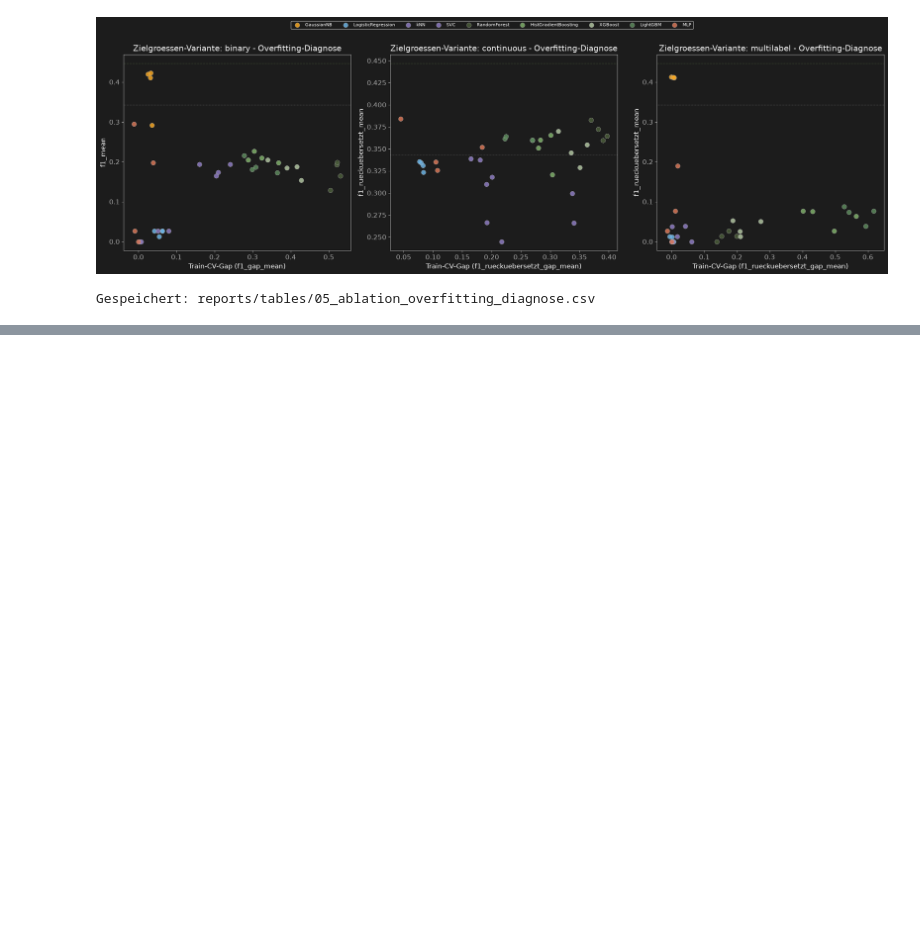
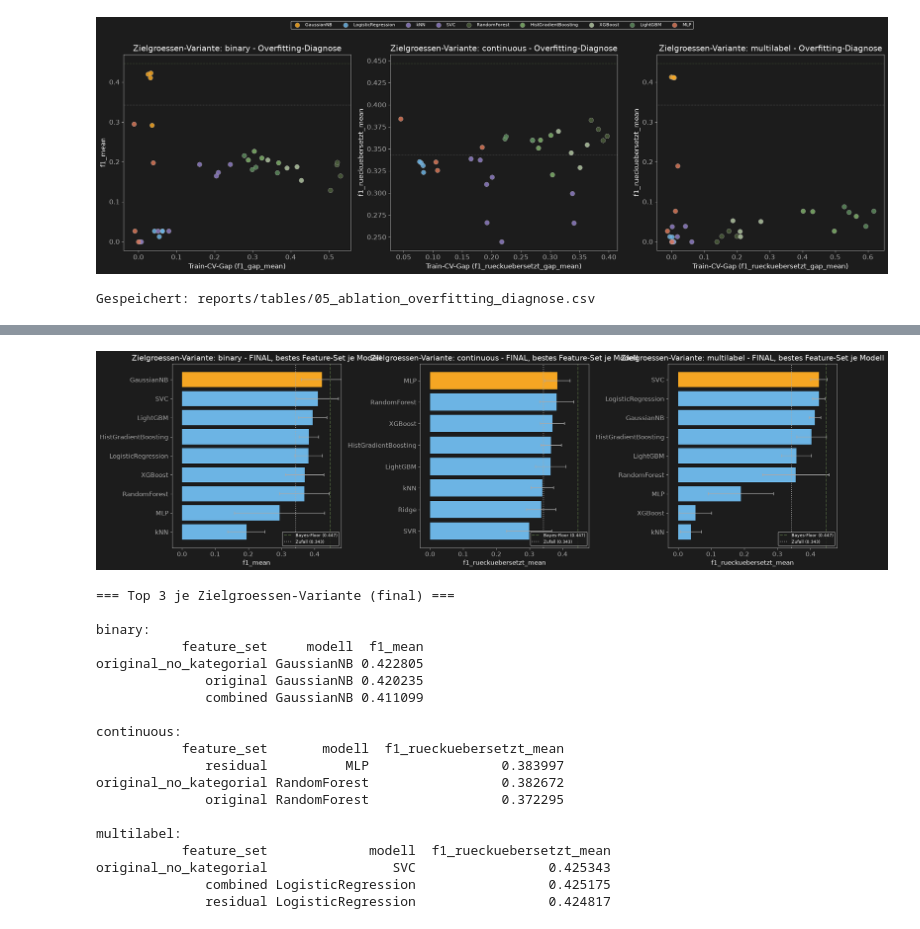
Before and after one commit to AwaTekoete/_MyExtrusionML_Synthetisch, a Jupyter notebook: notebooks/05_modeling_model_a.ipynb, the cells around one changed output, grey strips where cells are left out. Saved outputs shown, nothing was run; the diff lists cells and outputs as text; code cells hidden in the pictures; blank space fills up the shorter version.

Commit message:
feat: Grafik 2 final - feature-set effect remains small after calibration, model choice dominates

```diff
--- a/notebooks/05_modeling_model_a.ipynb
+++ b/notebooks/05_modeling_model_a.ipynb
@@ -793,0 +1078,56 @@ Gespeichert: reports/tables/05_ablation_overfitting_diagnose.csv
+# %%
+# =============================================================================
+# Zelle 22 – Grafik 1 (FINAL): F1-Vergleich nach Sane-Default-Kalibrierung
+# =============================================================================
+fig, axes = plt.subplots(1, 3, figsize=(20, 6))
+
+for ax, (tv, metric_col) in zip(axes, primary_metric.items()):
+    std_col = primary_std[tv]
+    sub = ergebnisse_final_df[ergebnisse_final_df["zielgroesse"] == tv]
+    bestes_je_modell = sub.loc[sub.groupby("modell")[metric_col].idxmax()].sort_values(metric_col, ascending=True)
+
+    farben = [COLOR_GOLD if m == bestes_je_modell[metric_col].idxmax() else COLOR_BLUE for m in bestes_je_modell.index]
+    ax.barh(bestes_je_modell["modell"], bestes_je_modell[metric_col],
+            xerr=bestes_je_modell[std_col], color=farben,
+            error_kw=dict(ecolor=COLOR_TEXT_MUTED, capsize=3, capthick=1.2, elinewidth=1.2))
+    ax.axvline(BAYES_FLOOR, color=COLOR_GREEN, linestyle="--", linewidth=1.5, label=f"Bayes-Floor ({BAYES_FLOOR})")
+    ax.axvline(ZUFALLS_BASELINE, color=COLOR_TEXT_MUTED, linestyle=":", linewidth=1.5, label=f"Zufall ({ZUFALLS_BASELINE})")
+    ax.set_title(f"Zielgroessen-Variante: {tv} - FINAL, bestes Feature-Set je Modell")
+    ax.set_xlabel(metric_col)
+    ax.set_xlim(-0.03, 0.48)
+    ax.legend(fontsize=8, loc="lower right")
+
+plt.tight_layout()
+save_figure(fig, "../reports/figures/05_ablation_f1_vergleich_modelle_final.png")
+plt.show()
+
+ergebnisse_final_df[ergebnisse_final_df["zielgroesse"].isin(primary_metric.keys())][
+    ["zielgroesse","feature_set","modell","kalibrierungs_version"] + list(primary_std.values()) + list(primary_metric.values())
+].to_csv("../reports/tables/05_ablation_f1_vergleich_modelle_final.csv", index=False)
+
+print("=== Top 3 je Zielgroessen-Variante (final) ===")
+for tv, metric_col in primary_metric.items():
+    sub = ergebnisse_final_df[ergebnisse_final_df["zielgroesse"] == tv].sort_values(metric_col, ascending=False)
+    print(f"\n{tv}:")
+    print(sub[["feature_set","modell",metric_col]].head(3).to_string(index=False))
+# %% [output]
+[figure, added]
+=== Top 3 je Zielgroessen-Variante (final) ===
+
+binary:
+           feature_set     modell  f1_mean
+original_no_kategorial GaussianNB 0.422805
+              original GaussianNB 0.420235
+              combined GaussianNB 0.411099
+
+continuous:
+           feature_set       modell  f1_rueckuebersetzt_mean
+              residual          MLP                 0.383997
+original_no_kategorial RandomForest                 0.382672
+              original RandomForest                 0.372295
+
+multilabel:
+           feature_set             modell  f1_rueckuebersetzt_mean
+original_no_kategorial                SVC                 0.425343
+              combined LogisticRegression                 0.425175
+              residual LogisticRegression                 0.424817
```
Also changed, not shown: parts of 6 cells of this notebook, 4 other files.
